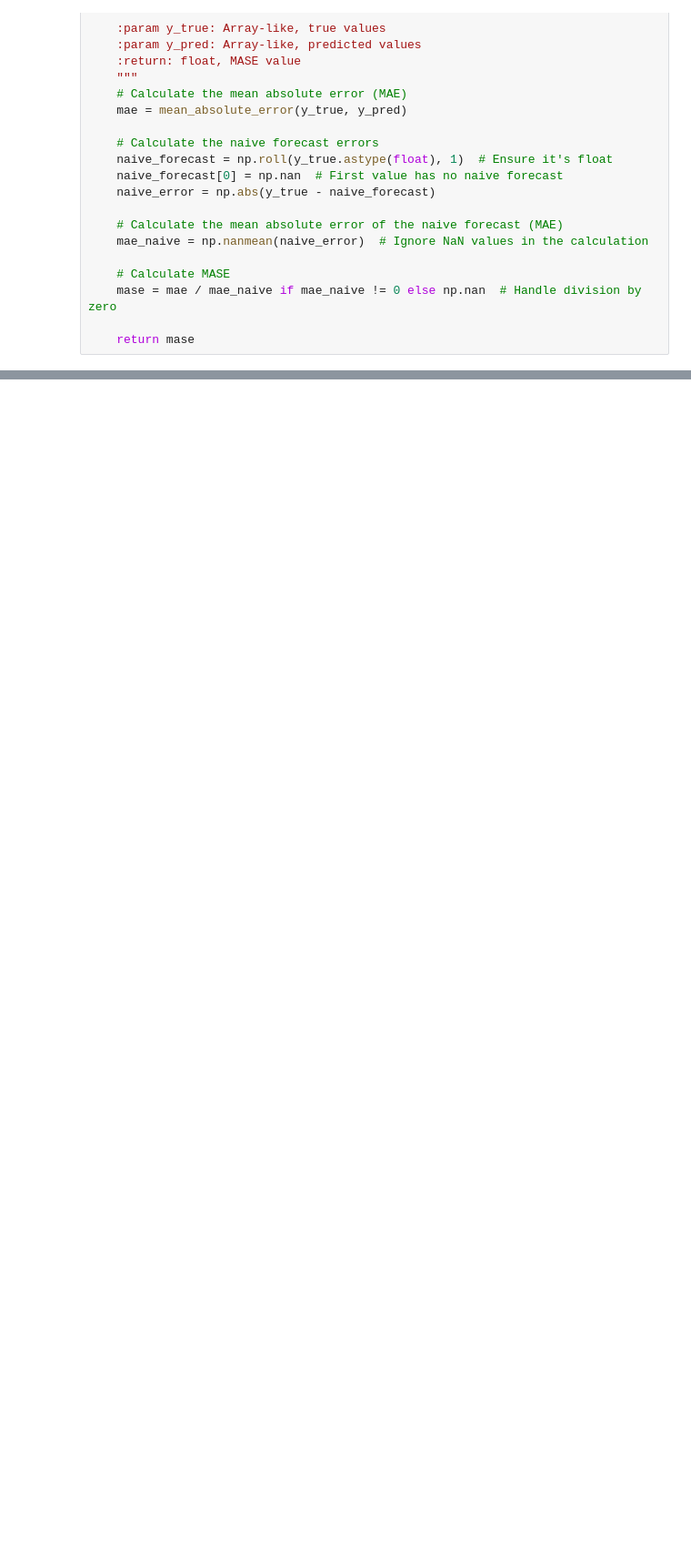
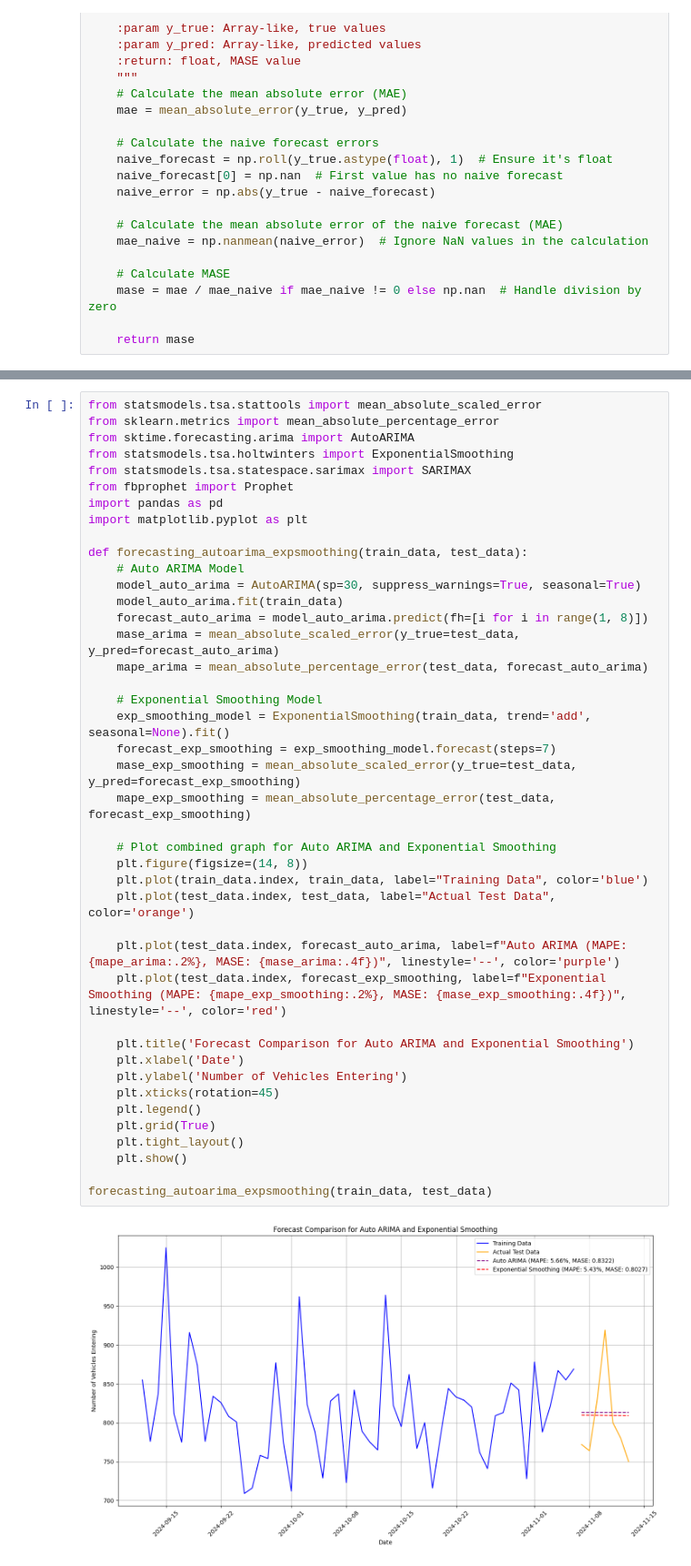
Before and after one commit to aditisingh1053/DAI_assignment, a Jupyter notebook: assignment-4/1_aditi.ipynb, the cells around one changed output, grey strips where cells are left out. Shown at 91% size. Saved outputs shown, nothing was run; the diff lists cells and outputs as text; blank space fills up the shorter version.

```diff
--- a/assignment-4/1_aditi.ipynb
+++ b/assignment-4/1_aditi.ipynb
@@ -345,0 +184,44 @@ date
+# %%
+from statsmodels.tsa.stattools import mean_absolute_scaled_error
+from sklearn.metrics import mean_absolute_percentage_error
+from sktime.forecasting.arima import AutoARIMA
+from statsmodels.tsa.holtwinters import ExponentialSmoothing
+from statsmodels.tsa.statespace.sarimax import SARIMAX
+from fbprophet import Prophet
+import pandas as pd
+import matplotlib.pyplot as plt
+
+def forecasting_autoarima_expsmoothing(train_data, test_data):
+    # Auto ARIMA Model
+    model_auto_arima = AutoARIMA(sp=30, suppress_warnings=True, seasonal=True)
+    model_auto_arima.fit(train_data)
+    forecast_auto_arima = model_auto_arima.predict(fh=[i for i in range(1, 8)])
+    mase_arima = mean_absolute_scaled_error(y_true=test_data, y_pred=forecast_auto_arima)
+    mape_arima = mean_absolute_percentage_error(test_data, forecast_auto_arima)
+
+    # Exponential Smoothing Model
+    exp_smoothing_model = ExponentialSmoothing(train_data, trend='add', seasonal=None).fit()
+    forecast_exp_smoothing = exp_smoothing_model.forecast(steps=7)
+    mase_exp_smoothing = mean_absolute_scaled_error(y_true=test_data, y_pred=forecast_exp_smoothing)
+    mape_exp_smoothing = mean_absolute_percentage_error(test_data, forecast_exp_smoothing)
+
+    # Plot combined graph for Auto ARIMA and Exponential Smoothing
+    plt.figure(figsize=(14, 8))
+    plt.plot(train_data.index, train_data, label="Training Data", color='blue')
+    plt.plot(test_data.index, test_data, label="Actual Test Data", color='orange')
+
+    plt.plot(test_data.index, forecast_auto_arima, label=f"Auto ARIMA (MAPE: {mape_arima:.2%}, MASE: {mase_arima:.4f})", linestyle='--', color='purple')
+    plt.plot(test_data.index, forecast_exp_smoothing, label=f"Exponential Smoothing (MAPE: {mape_exp_smoothing:.2%}, MASE: {mase_exp_smoothing:.4f})", linestyle='--', color='red')
+
+    plt.title('Forecast Comparison for Auto ARIMA and Exponential Smoothing')
+    plt.xlabel('Date')
+    plt.ylabel('Number of Vehicles Entering')
+    plt.xticks(rotation=45)
+    plt.legend()
+    plt.grid(True)
+    plt.tight_layout()
+    plt.show()
+
+forecasting_autoarima_expsmoothing(train_data, test_data)
+# %% [output]
+[figure, added]
```
Also changed, not shown: parts of 34 cells of this notebook, 1 other file.
